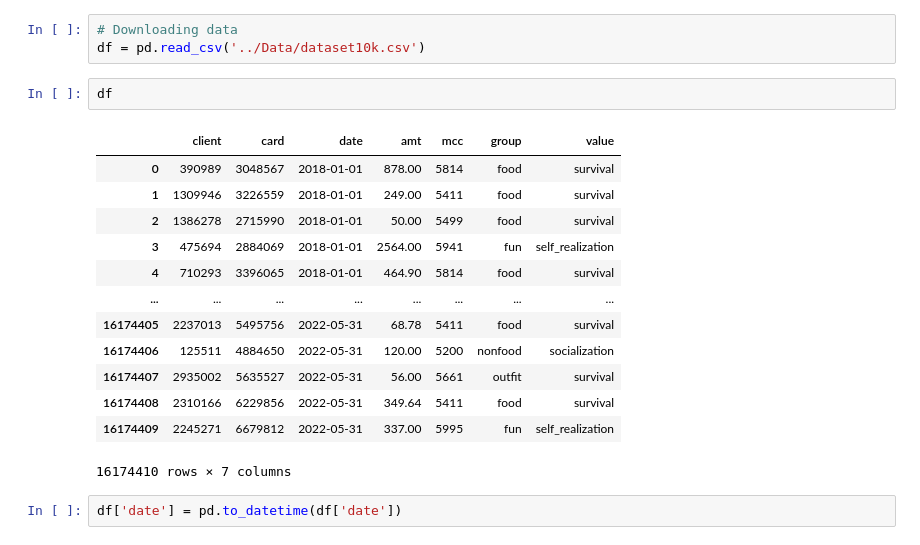
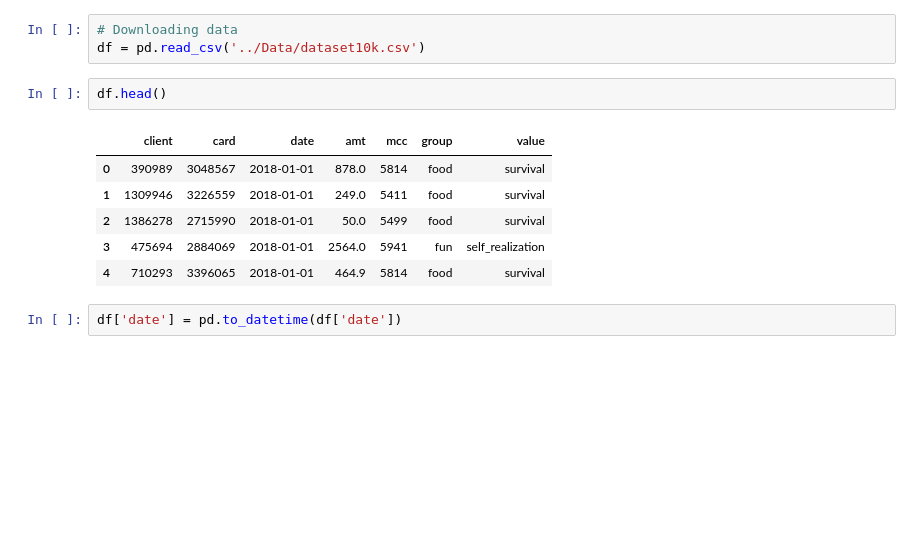
Before and after one commit to AnnCherk/Study-of-the-relationship-between-individual-consumer-behavior-and-macroeconomic-trends, a Jupyter notebook: modeling_1st_dataset.ipynb, the cells around one changed output. Cells and saved outputs as stored; diff of their text form; blank space fills up the shorter version.

```diff
--- a/modeling_1st_dataset.ipynb
+++ b/modeling_1st_dataset.ipynb
@@ -31,21 +47,14 @@ selected_dataset = 'dataset_1'
 # Downloading data
 df = pd.read_csv('../Data/dataset10k.csv')
 # %%
-df
+df.head()
 # %% [output]
 |  | client | card | date | amt | mcc | group | value |
-| 0 | 390989 | 3048567 | 2018-01-01 | 878.00 | 5814 | food | survival |
-| 1 | 1309946 | 3226559 | 2018-01-01 | 249.00 | 5411 | food | survival |
-| 2 | 1386278 | 2715990 | 2018-01-01 | 50.00 | 5499 | food | survival |
-| 3 | 475694 | 2884069 | 2018-01-01 | 2564.00 | 5941 | fun | self_realization |
-| 4 | 710293 | 3396065 | 2018-01-01 | 464.90 | 5814 | food | survival |
-| ... | ... | ... | ... | ... | ... | ... | ... |
-| 16174405 | 2237013 | 5495756 | 2022-05-31 | 68.78 | 5411 | food | survival |
-| 16174406 | 125511 | 4884650 | 2022-05-31 | 120.00 | 5200 | nonfood | socialization |
-| 16174407 | 2935002 | 5635527 | 2022-05-31 | 56.00 | 5661 | outfit | survival |
-| 16174408 | 2310166 | 6229856 | 2022-05-31 | 349.64 | 5411 | food | survival |
-| 16174409 | 2245271 | 6679812 | 2022-05-31 | 337.00 | 5995 | fun | self_realization |
+| 0 | 390989 | 3048567 | 2018-01-01 | 878.0 | 5814 | food | survival |
+| 1 | 1309946 | 3226559 | 2018-01-01 | 249.0 | 5411 | food | survival |
+| 2 | 1386278 | 2715990 | 2018-01-01 | 50.0 | 5499 | food | survival |
+| 3 | 475694 | 2884069 | 2018-01-01 | 2564.0 | 5941 | fun | self_realization |
+| 4 | 710293 | 3396065 | 2018-01-01 | 464.9 | 5814 | food | survival |
-16174410 rows × 7 columns
 # %%
 df['date'] = pd.to_datetime(df['date'])
 # %%
```
Also changed, not shown: parts of 11 cells of this notebook, 4 other files.
